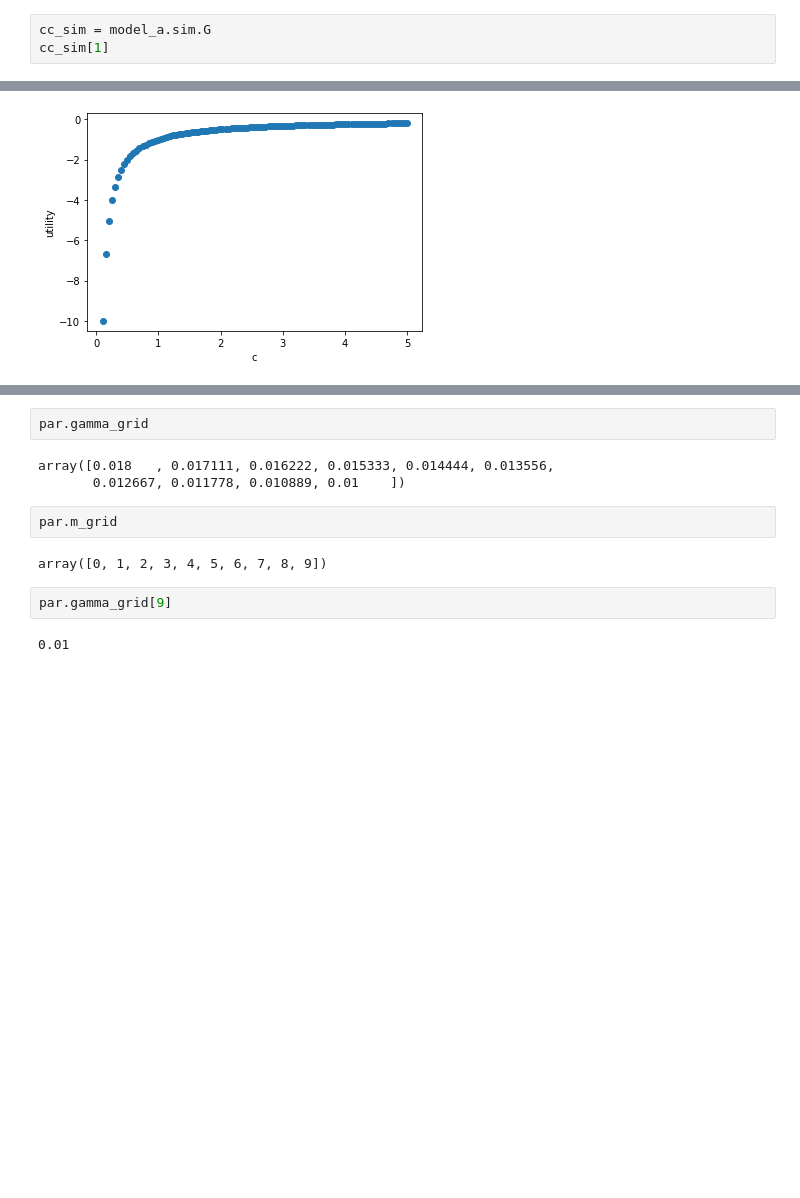
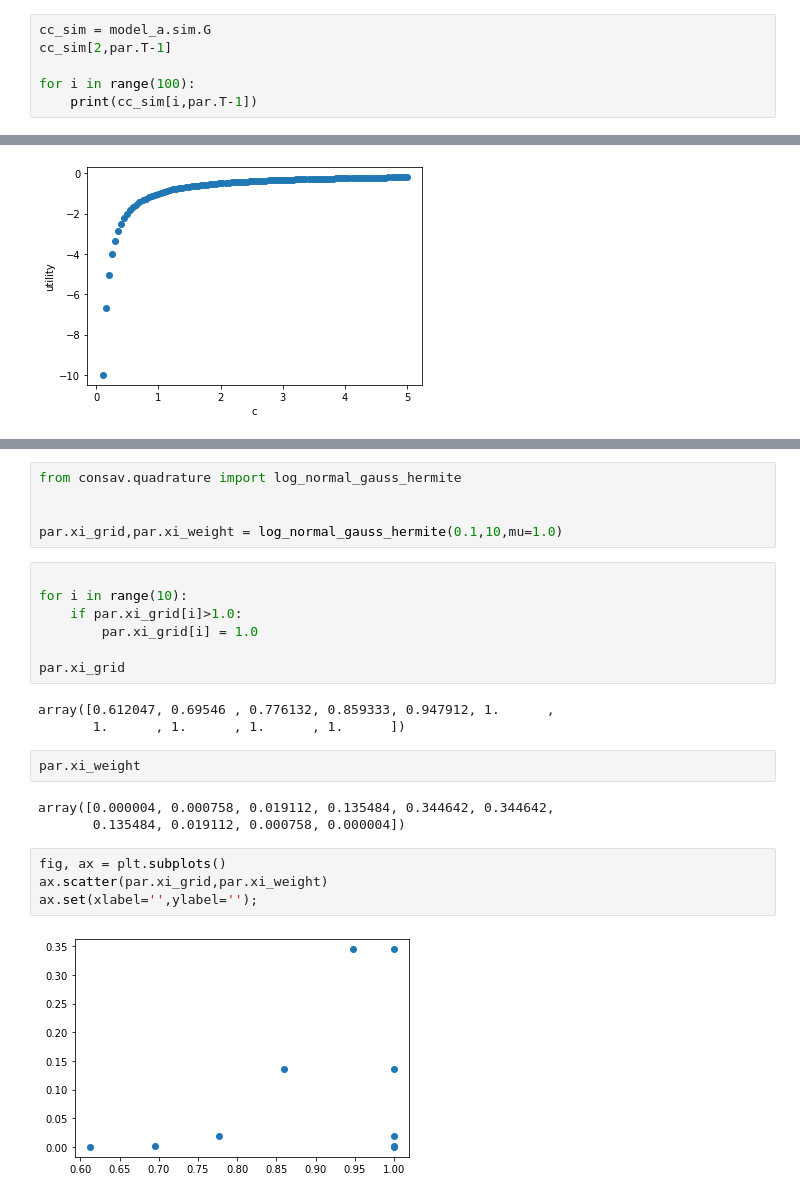
Before and after one commit to aiabondegaard/speciale2, a Jupyter notebook: breakdown_notebook.ipynb, the cells around one changed output, grey strips where cells are left out. Saved outputs shown, nothing was run; the diff lists cells and outputs as text; blank space fills up the shorter version.

```diff
--- a/breakdown_notebook.ipynb
+++ b/breakdown_notebook.ipynb
@@ -258,4 +222,7 @@ array([0.999949, 0.999953, 0.999956, 0.99996 , 0.999963, 0.999966,
 # %%
 cc_sim = model_a.sim.G
-cc_sim[1]
+cc_sim[2,par.T-1]
+
+for i in range(100):
+    print(cc_sim[i,par.T-1])
 # %% [output]
@@ -293,13 +336,26 @@ ax.set(xlabel='c',ylabel='utility');
+# %%
+from consav.quadrature import log_normal_gauss_hermite
+
+
+par.xi_grid,par.xi_weight = log_normal_gauss_hermite(0.1,10,mu=1.0)
+# %%
+
+for i in range(10):
+    if par.xi_grid[i]>1.0:
+        par.xi_grid[i] = 1.0
+
+par.xi_grid
+# %% [output]
+array([0.612047, 0.69546 , 0.776132, 0.859333, 0.947912, 1.      ,
+       1.      , 1.      , 1.      , 1.      ])
 # %%
-par.gamma_grid
+par.xi_weight
 # %% [output]
-array([0.018   , 0.017111, 0.016222, 0.015333, 0.014444, 0.013556,
-       0.012667, 0.011778, 0.010889, 0.01    ])
+array([0.000004, 0.000758, 0.019112, 0.135484, 0.344642, 0.344642,
+       0.135484, 0.019112, 0.000758, 0.000004])
-# %%
-par.m_grid
-# %% [output]
-array([0, 1, 2, 3, 4, 5, 6, 7, 8, 9])
-# %%
-par.gamma_grid[9]
-# %% [output]
-0.01
+# %%
+fig, ax = plt.subplots()
+ax.scatter(par.xi_grid,par.xi_weight)
+ax.set(xlabel='',ylabel='');
+# %% [output]
+[figure, added]
```
Also changed, not shown: parts of 24 cells of this notebook, 5 other files.
